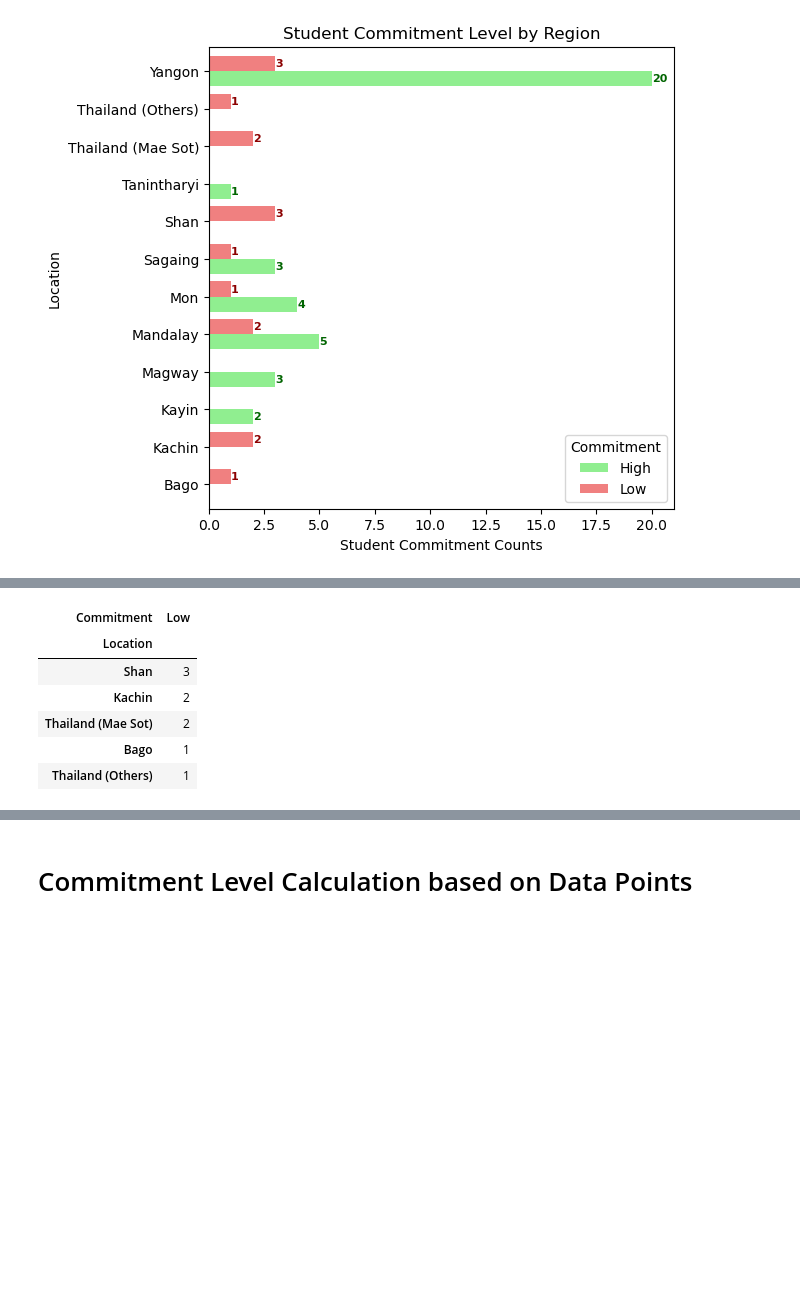
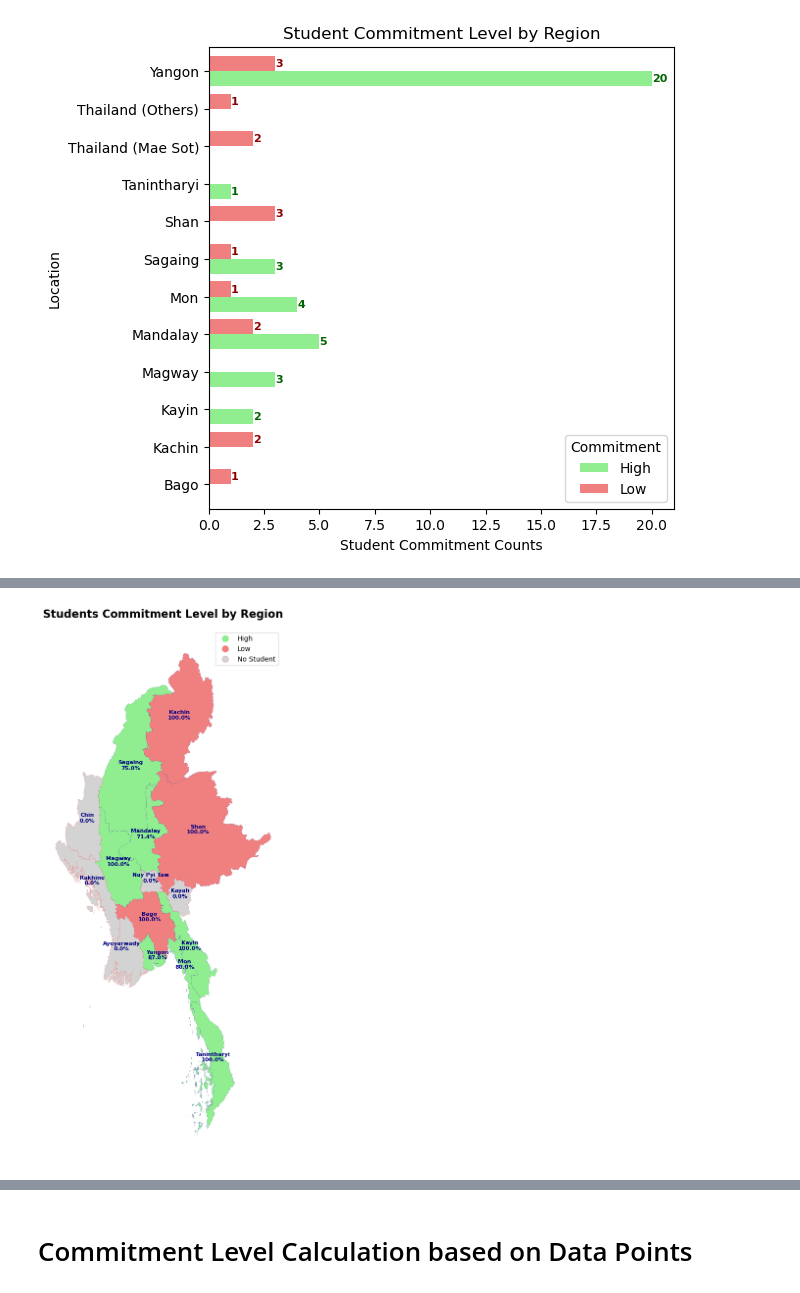
Before and after one commit to iSTAREducation/mmdt-da-project01-team-1, a Jupyter notebook: Assignment_00/notebook/expt_outcome_4.ipynb, the cells around one changed output, grey strips where cells are left out. Saved outputs shown, nothing was run; the diff lists cells and outputs as text; code cells hidden in the pictures; blank space fills up the shorter version.

```diff
--- a/Assignment_00/notebook/expt_outcome_4.ipynb
+++ b/Assignment_00/notebook/expt_outcome_4.ipynb
@@ -123,6 +122,10 @@ plt.show()
 [figure]
 # %%
 commitment_level['Commitment_Level'] = commitment_level.apply(lambda row: 'High' if row['High'] > row['Low'] else 'Low', axis=1)
+# %%
+commitment_level['Total'] = commitment_level['High'] + commitment_level['Low']
+commitment_level['High_Percentage'] = (commitment_level['High'] / commitment_level['Total']) * 100
+commitment_level['Low_Percentage'] = (commitment_level['Low'] / commitment_level['Total']) * 100
 # %%
 myanmar_map_commitment = myanmar_map.merge(commitment_level, how='left', left_on='ST', right_on='Location')
 # %%
@@ -198,12 +186,58 @@ high_commitment_region
-# %%
-low_commitment_region = commitment_level.loc[commitment_level['Commitment_Level'] == 'Low'].sort_values('Low', ascending=False)
-low_commitment_region.drop(columns=['High', 'Commitment_Level'], inplace=True)
-low_commitment_region
-# %% [output]
-| Commitment | Low |
-| Location |  |
-| Shan | 3 |
-| Kachin | 2 |
-| Thailand (Mae Sot) | 2 |
-| Bago | 1 |
-| Thailand (Others) | 1 |
+# %%
+#Ploting map commitment levels with Percentage
+color_mapping = {
+    'High' : 'lightgreen',
+    'Low' : 'lightcoral'
+}
+
+cmap = ListedColormap([color_mapping['High'], color_mapping['Low']])
+
+fig, ax = plt.subplots(1, 1, figsize=(14, 14))
+
+myanmar_map_commitment.plot(
+    column='Commitment_Level',
+    ax=ax,
+    cmap=cmap,
+    legend=True,
+    edgecolor='navy',
+    linewidth=0.1,
+    missing_kwds={
+        "color": "lightgrey",
+        "edgecolor": "red",
+        "label": "No Student",
+    },
+    )
+
+for x, y, label, commitment in zip(
+    myanmar_map_commitment.geometry.centroid.x,
+    myanmar_map_commitment.geometry.centroid.y,
+    myanmar_map_commitment['ST'],
+    myanmar_map_commitment['Commitment_Level']
+):
+    if label == 'Yangon':
+        x, y = x + 30000, y - 20000
+    elif label == 'Ayeyarwady':
+        x, y = x - 20000, y + 30000
+
+    if commitment == 'High':
+        percentage = myanmar_map_commitment.loc[myanmar_map_commitment['ST'] == label, 'High_Percentage'].values[0]
+    elif commitment == 'Low':
+        percentage = myanmar_map_commitment.loc[myanmar_map_commitment['ST'] == label, 'Low_Percentage'].values[0]
+    else:
+        percentage = 0
+
+    ax.annotate(
+        f"{label}\n{percentage:.1f}%",
+        xy=(x, y),
+        fontsize=8,
+        ha='center',
+        color='navy',
+        weight='bold')
+
+
+ax.set_title('Students Commitment Level by Region', fontsize=16, fontweight='bold')
+
+plt.axis('off')
+plt.show()
+# %% [output]
+[figure, added]
```
Also changed, not shown: parts of 9 cells of this notebook, 1 other file.
